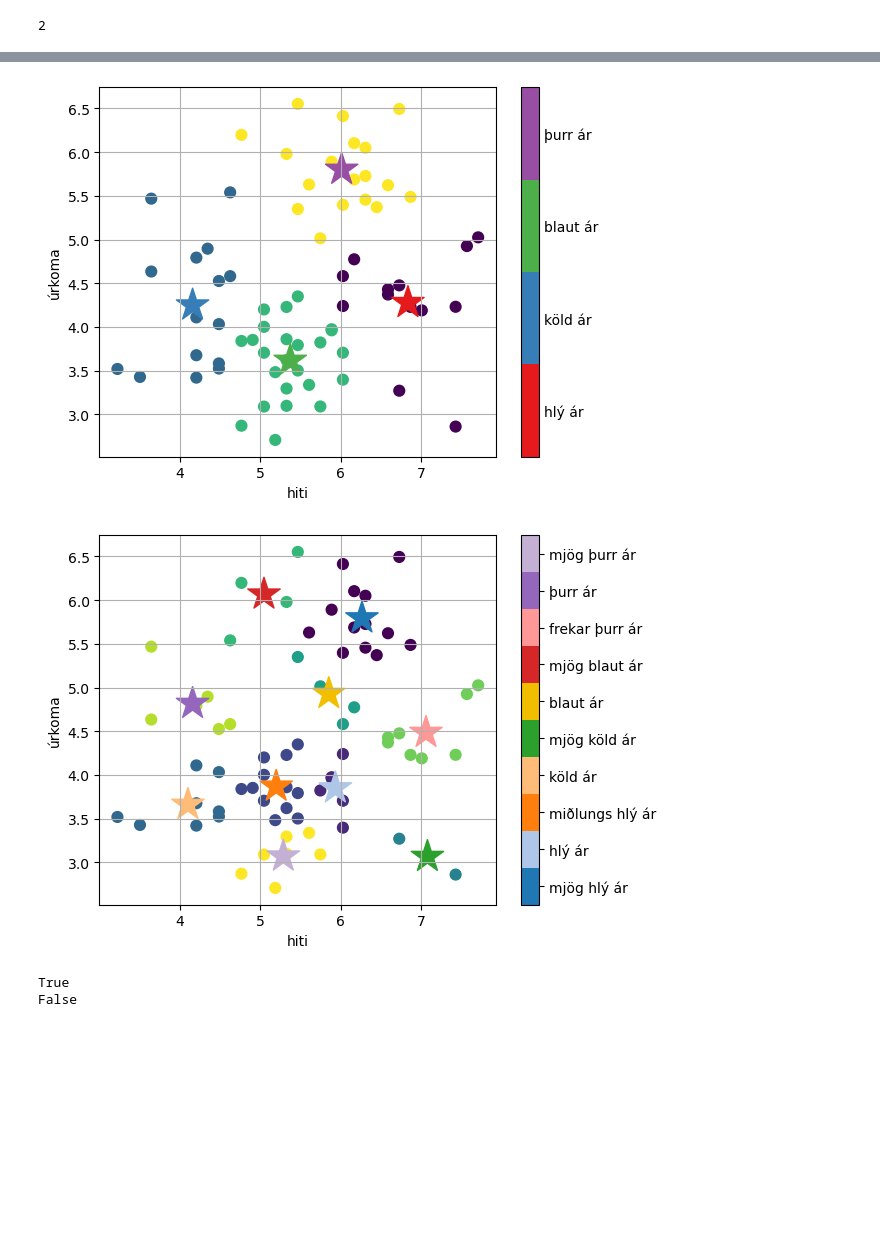
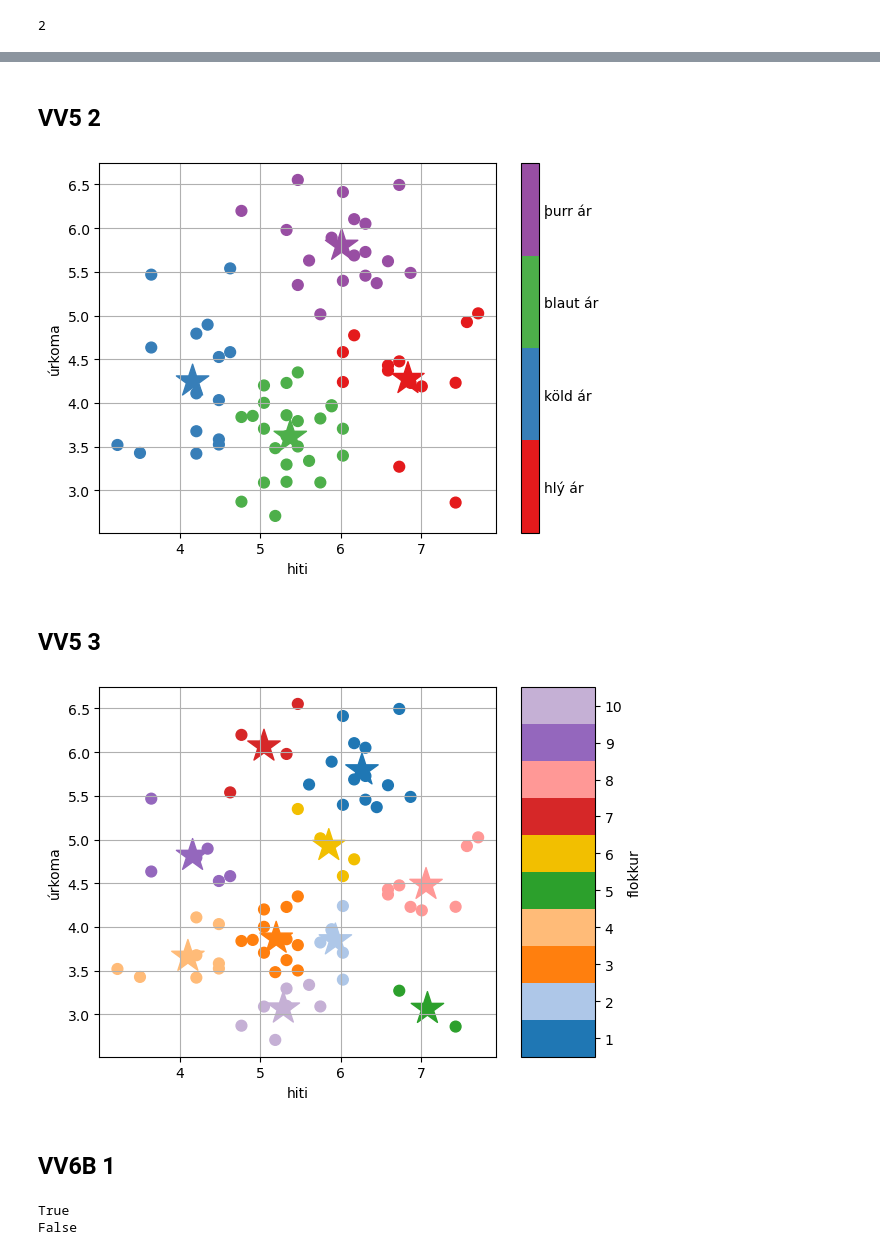
Before and after one commit to Mdan12/University-Assignments, a Jupyter notebook: Semester-2/Mathematics-and-Scientific-Computing/S-Assignments/S12.ipynb, the cells around one changed output, grey strips where cells are left out. Drawn from its saved outputs; the diff is of its cells as text; code cells hidden in the pictures; blank space fills up the shorter version.

```diff
--- a/Semester-2/Mathematics-and-Scientific-Computing/S-Assignments/S12.ipynb
+++ b/Semester-2/Mathematics-and-Scientific-Computing/S-Assignments/S12.ipynb
@@ -66,6 +70,8 @@ def qcmap(n):
    cmap = plt.get_cmap(use_cmap)(range(n))
    if n > 5: cmap[5] = [0.95, 0.75, 0, 1]  # dekkja gula litinn
    return clrs.LinearSegmentedColormap.from_list("",cmap,n)
+# %% [markdown]
+## VV5 2
 # %%
 import matplotlib.pyplot as plt
 
@@ -75,7 +81,7 @@ import matplotlib.pyplot as plt
 lbl = ['hlý ár', 'köld ár', 'blaut ár', 'þurr ár']
 
 plt.xlabel('hiti'), plt.ylabel('úrkoma')
-plt.scatter(x, y, s=60, c=code)
+plt.scatter(x, y, s=60, c=code, cmap=qcmap(4))
 plt.scatter(mx, my, s=600, c=[0,1,2,3], marker='*', cmap=qcmap(4))
 
 cba =plt.colorbar(ticks=range(4))
@@ -84,28 +90,32 @@ cba.set_ticklabels(lbl)
 cba.ax.tick_params(size=0)
 plt.grid()
 # %% [output]
-[figure, old version]
+[figure, new version]
+# %% [markdown]
+## VV5 3
 # %%
 npr.seed(23)
 
 (cb, d) = kmeans(X,10)
 (x,y) = X.T
 
 (mx,my) = cb.T
 (code,dvec) = vq(X, cb)
 
 
-lbl = ['mjög hlý ár', 'hlý ár', 'miðlungs hlý ár', 'köld ár', 'mjög köld ár', 'blaut ár', 'mjög blaut ár', 'frekar þurr ár', 'þurr ár', 'mjög þurr ár'];
-plt.scatter(x, y, s=60, c=code)
+lbl = [i for i in range(1,11)]
+plt.scatter(x, y, s=60, c=code,  cmap=qcmap(10))
 plt.scatter(mx, my, s=600, c=[0,1,2,3,4,5,6,7,8,9], marker='*', cmap=qcmap(10))
 plt.xlabel('hiti'), plt.ylabel('úrkoma')
 
-cb =plt.colorbar(ticks=range(10))
+cb =plt.colorbar(ticks=range(10), label="flokkur", aspect=5)
 plt.clim(-0.5,10-0.5)
 cb.set_ticklabels(lbl)
 plt.grid()
 # %% [output]
-[figure, old version]
+[figure, new version]
+# %% [markdown]
+## VV6B 1
 # %%
 def næstum_eins(u,v):
     diff = np.linalg.norm(u-v)
```
Also changed, not shown: parts of 6 cells of this notebook, 2 other files.
